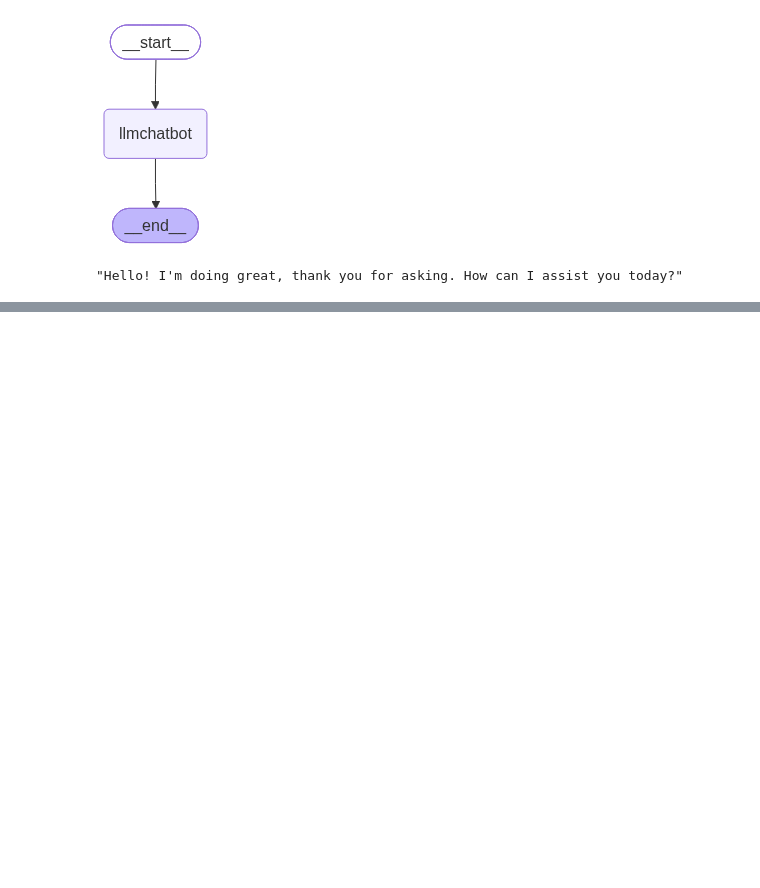
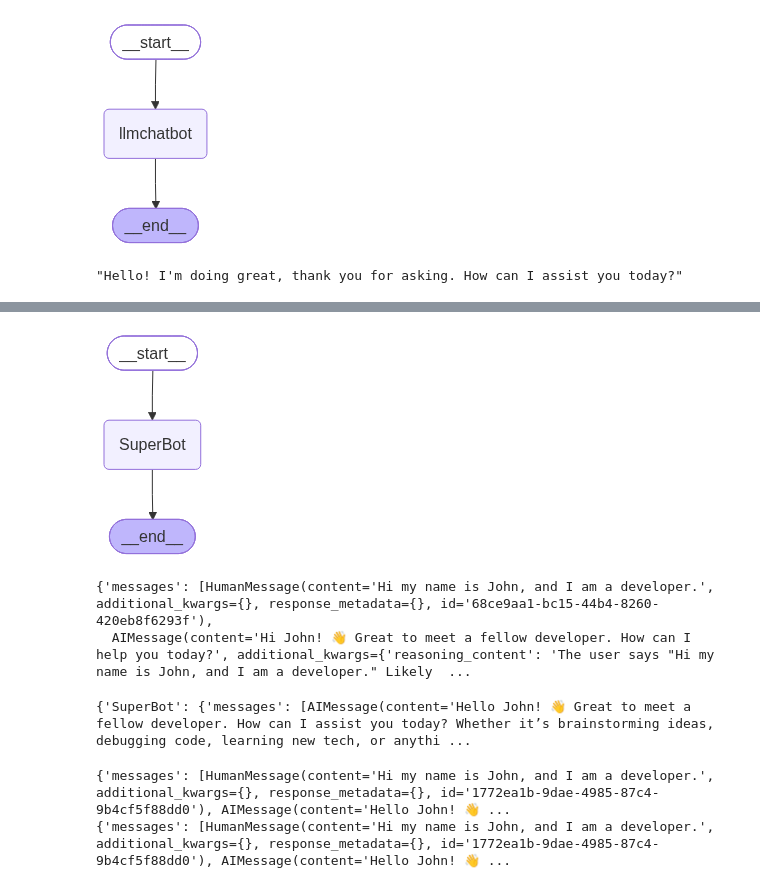
Before and after one commit to codeincraft/agentico, a Jupyter notebook: chatbot/chatbot.ipynb, the cells around one changed output, grey strips where cells are left out. Cells and saved outputs as stored; diff of their text form; code cells hidden in the pictures; blank space fills up the shorter version.

```diff
--- a/chatbot/chatbot.ipynb
+++ b/chatbot/chatbot.ipynb
@@ -70,0 +298,43 @@ Hello! I'm doing great, thank you for asking. How can I help you today?
+# %%
+from langgraph.checkpoint.memory import MemorySaver
+memory = MemorySaver()
+# %%
+def superbot(state:State):
+    return {"messages":[llm.invoke(state["messages"])]}
+# %%
+graph = StateGraph(State)
+
+#node
+graph.add_node("SuperBot", superbot)
+## Edges
+graph.add_edge(START, "SuperBot")
+graph.add_edge("SuperBot", END)
+
+
+graph_builder = graph.compile(checkpointer=memory)
+
+## Display the graph
+from IPython.display import Image, display
+display(Image(graph_builder.get_graph().draw_mermaid_png()))
+# %% [output]
+[figure, added]
+# %%
+config = {"configurable": {"thread_id": "thread_1"}}
+graph_builder.invoke({"messages": "Hi my name is John, and I am a developer."}, config)
+# %% [output]
+{'messages': [HumanMessage(content='Hi my name is John, and I am a developer.', additional_kwargs={}, response_metadata={}, id='68ce9aa1-bc15-44b4-8260-420eb8f6293f'),
+  AIMessage(content='Hi John! 👋 Great to meet a fellow developer. How can I help you today?', additional_kwargs={'reasoning_content': 'The user says "Hi my name is John, and I am a developer." Likely  ...
+# %%
+# create a thread
+config = {"configurable": {"thread_id": "3"}}
+
+for chunk in graph_builder.stream({"messages": "Hi my name is John, and I am a developer."}, config, stream_mode="updates"):
+    print(chunk)
+# %% [output]
+{'SuperBot': {'messages': [AIMessage(content='Hello John! 👋 Great to meet a fellow developer. How can I assist you today? Whether it’s brainstorming ideas, debugging code, learning new tech, or anythi ...
+# %%
+for chunk in graph_builder.stream({"messages": "Hi my name is John, and I am a developer."}, config, stream_mode="values"):
+    print(chunk)
+# %% [output]
+{'messages': [HumanMessage(content='Hi my name is John, and I am a developer.', additional_kwargs={}, response_metadata={}, id='1772ea1b-9dae-4985-87c4-9b4cf5f88dd0'), AIMessage(content='Hello John! 👋 ...
+{'messages': [HumanMessage(content='Hi my name is John, and I am a developer.', additional_kwargs={}, response_metadata={}, id='1772ea1b-9dae-4985-87c4-9b4cf5f88dd0'), AIMessage(content='Hello John! 👋 ...
```
Also changed, not shown: parts of 21 cells of this notebook, 3 other files.
